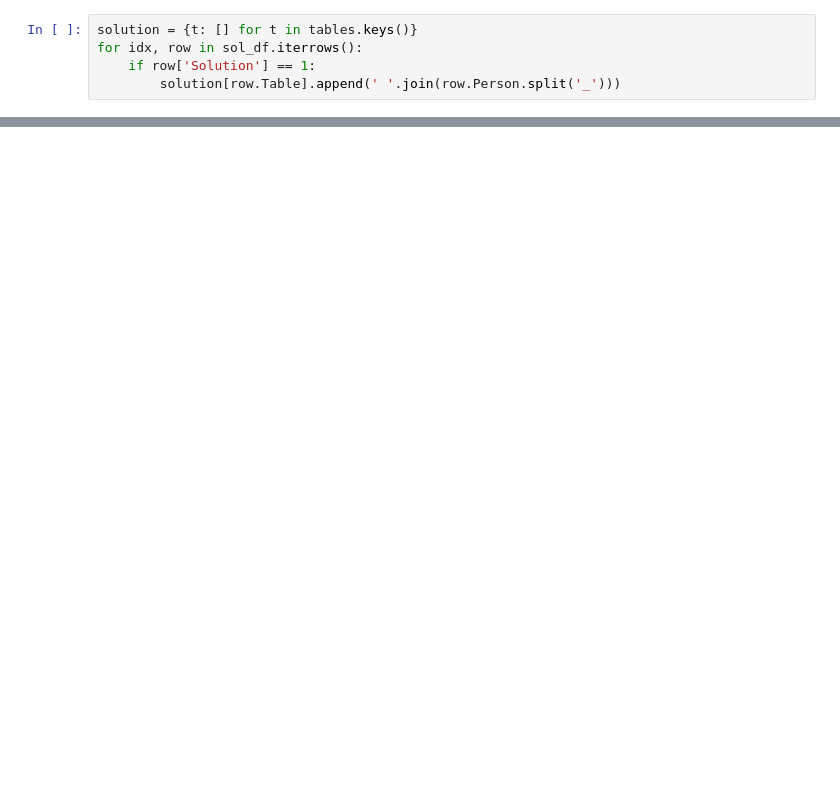
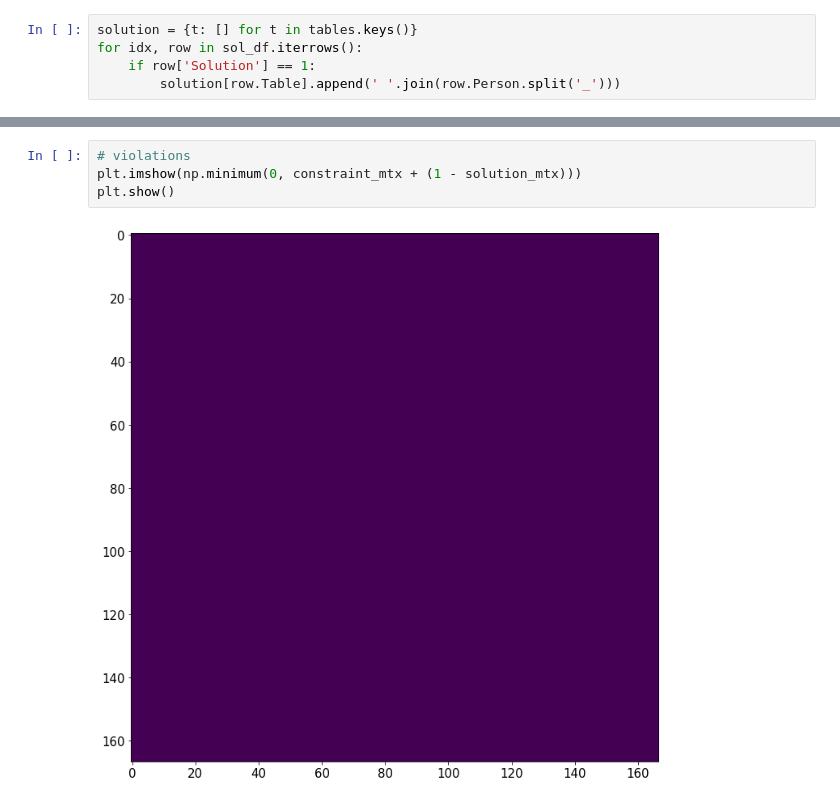
Before and after one commit to firstprinciples/wedding_prep, a Jupyter notebook: apeelx_wedding_prep/analyses/seating_optimization.ipynb, the cells around one changed output, grey strips where cells are left out. Drawn from its saved outputs; the diff is of its cells as text; blank space fills up the shorter version.

```diff
--- a/apeelx_wedding_prep/analyses/seating_optimization.ipynb
+++ b/apeelx_wedding_prep/analyses/seating_optimization.ipynb
@@ -267,0 +267,6 @@ solution
+# %%
+# violations
+plt.imshow(np.minimum(0, constraint_mtx + (1 - solution_mtx)))
+plt.show()
+# %% [output]
+[figure, added]
```
Also changed, not shown: parts of 31 cells of this notebook, 16 other files.
